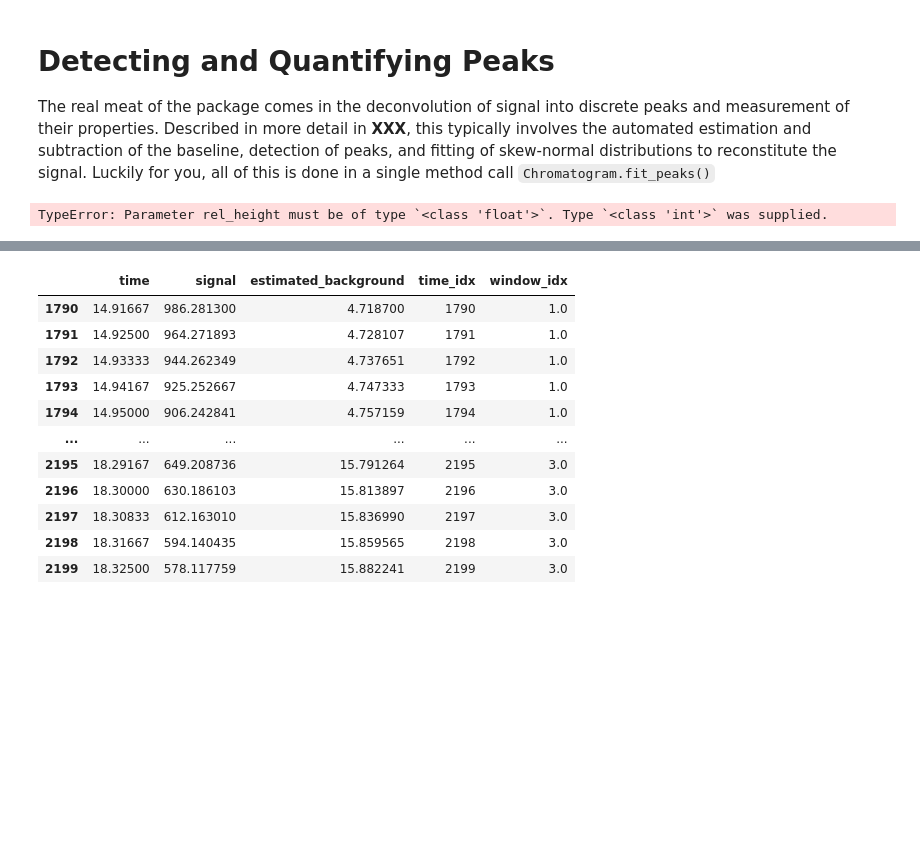
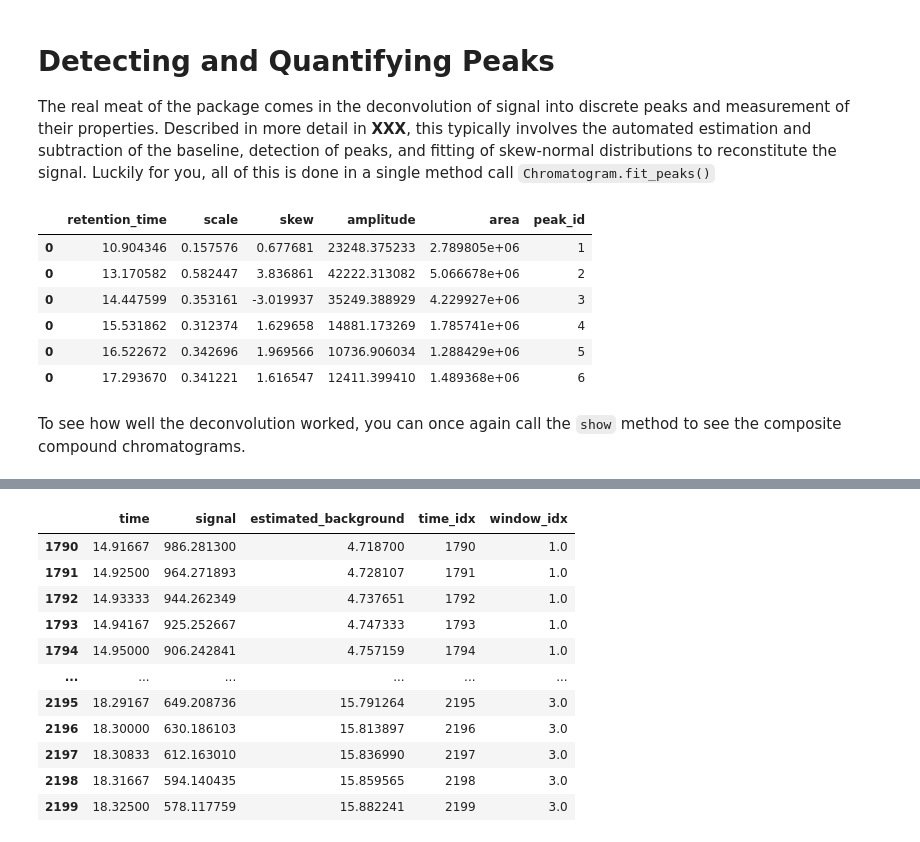
Before and after one commit to cremerlab/hplc-py, a Jupyter notebook: docs/source/getting_started/quickstart.ipynb, the cells around one changed output, grey strips where cells are left out. Cells and saved outputs as stored; diff of their text form; code cells hidden in the pictures; blank space fills up the shorter version.

```diff
--- a/docs/source/getting_started/quickstart.ipynb
+++ b/docs/source/getting_started/quickstart.ipynb
@@ -71,11 +79,16 @@ detection of peaks, and fitting of skew-normal distributions to reconstitute the
 signal. Luckily for you, all of this is done in a single method call `Chromatogram.fit_peaks()`
 # %%
 # Automatically detect and fit the peaks
-# chrom.crop([15, 20])
-peaks = chrom.fit_peaks(enforced_locations=[15.75, 16.75, 17.5], approx_peak_width=1.5)
-# peaks = chrom.fit_peaks(approx_peak_width=1.5)
-
-peaks.head()
-chrom.show(time_range=([15, 20]))
+peaks = chrom.fit_peaks()
+peaks
 # %% [output]
-TypeError: Parameter rel_height must be of type `<class 'float'>`. Type `<class 'int'>` was supplied.
+|  | retention_time | scale | skew | amplitude | area | peak_id |
+| 0 | 10.904346 | 0.157576 | 0.677681 | 23248.375233 | 2.789805e+06 | 1 |
+| 0 | 13.170582 | 0.582447 | 3.836861 | 42222.313082 | 5.066678e+06 | 2 |
+| 0 | 14.447599 | 0.353161 | -3.019937 | 35249.388929 | 4.229927e+06 | 3 |
+| 0 | 15.531862 | 0.312374 | 1.629658 | 14881.173269 | 1.785741e+06 | 4 |
+| 0 | 16.522672 | 0.342696 | 1.969566 | 10736.906034 | 1.288429e+06 | 5 |
+| 0 | 17.293670 | 0.341221 | 1.616547 | 12411.399410 | 1.489368e+06 | 6 |
+# %% [markdown]
+To see how well the deconvolution worked, you can once again call the `show` method
+to see the composite compound chromatograms.
```
Also changed, not shown: parts of 11 cells of this notebook, 5 other files.
